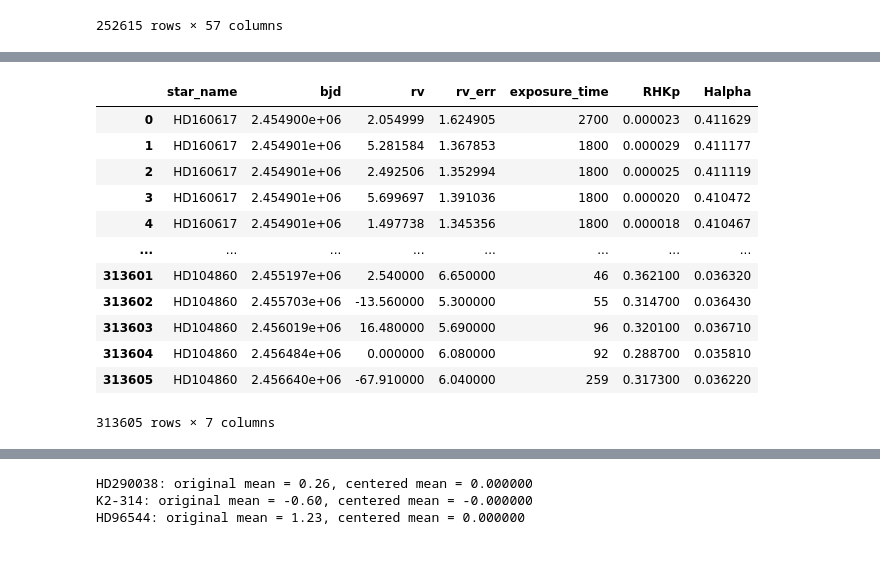
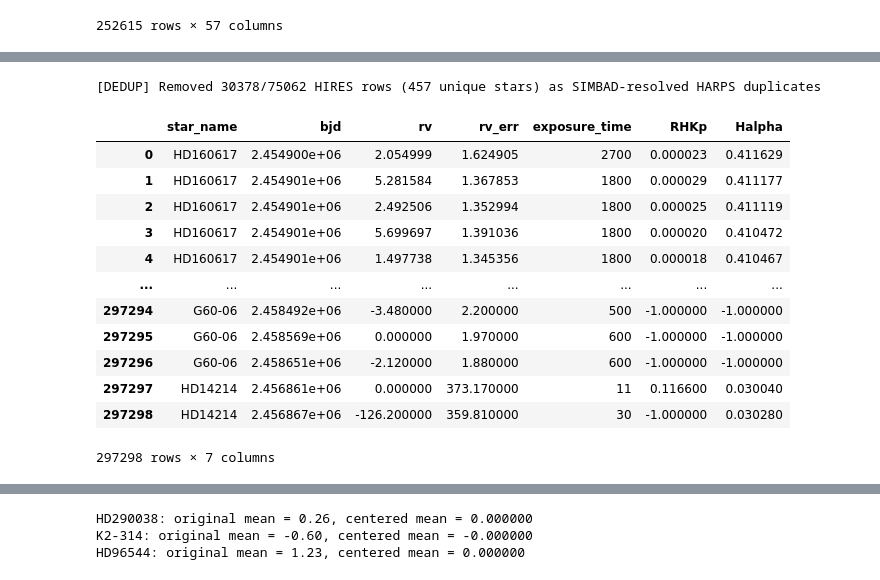
Before and after one commit to MaanavN/ML-Exoplanet-Detection-Research, a Jupyter notebook: data_prep.ipynb, the cells around one changed output, grey strips where cells are left out. Saved outputs shown, nothing was run; the diff lists cells and outputs as text; code cells hidden in the pictures.

Commit message:
feat: use SIMBAD alias resolution for HIRES/HARPS deduplicatio

```diff
--- a/data_prep.ipynb
+++ b/data_prep.ipynb
@@ -141,44 +237,58 @@ harps_stars[:10]
 # No instrument-specific columns — model will be instrument-agnostic
 
 shared_cols = ['star_name', 'bjd', 'RV_mlc_nzp', 'e_RV_mlc_nzp', 'EXPTIME', 'RHKp', 'Halpha']
 
 # HARPS subset
 observations = harps_df[shared_cols].copy()
 
-# Filter out HIRES stars already in HARPS dataset (avoid duplicates)
-cleaned_names = hires_df['star_name'].str.lower().str.replace(' ', '', regex=False)
-harps_stars_set = set(harps_stars)
-mask = ~cleaned_names.isin(harps_stars_set)
+# Filter out HIRES stars already in HARPS dataset using SIMBAD alias resolution
+# (e.g., HD 12345 in HARPS and HIP 67890 in HIRES for the same star will now match)
+_dup_cache = {}
+def _hires_is_duplicate(hires_name):
+    if hires_name not in _dup_cache:
+        info = resolved.get(hires_name)
+        candidates = {hires_name}
+        if info is not None:
+            candidates |= info['aliases']
+        _dup_cache[hires_name] = any(
+            norm(strip_simbad_prefix(c)) in harps_aliases_norm for c in candidates
+        )
+    return _dup_cache[hires_name]
 
-# HIRES subset (only stars not already in HARPS)
+mask = ~hires_df['star_name'].apply(_hires_is_duplicate)
+n_removed = (~mask).sum()
+print(f'[DEDUP] Removed {n_removed}/{len(hires_df)} HIRES rows ({hires_df.loc[~mask, "star_name"].nunique()} unique stars) as SIMBAD-resolved HARPS duplicates')
+
+# HIRES subset (only stars not already in HARPS via alias resolution)
 hires_subset = hires_df[mask].copy()
 
 # Combine both datasets
 observations = pd.concat([observations, hires_subset], ignore_index=True)
 
 # Drop rows missing essential measurements
 observations = observations.dropna()
 observations = observations.rename(columns = {
     'RV_mlc_nzp': 'rv',
     'e_RV_mlc_nzp': 'rv_err',
     'EXPTIME': 'exposure_time',
 })
 
 observations
 # %% [output]
+[DEDUP] Removed 30378/75062 HIRES rows (457 unique stars) as SIMBAD-resolved HARPS duplicates
 |  | star_name | bjd | rv | rv_err | exposure_time | RHKp | Halpha |
 | 0 | HD160617 | 2.454900e+06 | 2.054999 | 1.624905 | 2700 | 0.000023 | 0.411629 |
 | 1 | HD160617 | 2.454901e+06 | 5.281584 | 1.367853 | 1800 | 0.000029 | 0.411177 |
 | 2 | HD160617 | 2.454901e+06 | 2.492506 | 1.352994 | 1800 | 0.000025 | 0.411119 |
 | 3 | HD160617 | 2.454901e+06 | 5.699697 | 1.391036 | 1800 | 0.000020 | 0.410472 |
 | 4 | HD160617 | 2.454901e+06 | 1.497738 | 1.345356 | 1800 | 0.000018 | 0.410467 |
 | ... | ... | ... | ... | ... | ... | ... | ... |
-| 313601 | HD104860 | 2.455197e+06 | 2.540000 | 6.650000 | 46 | 0.362100 | 0.036320 |
-| 313602 | HD104860 | 2.455703e+06 | -13.560000 | 5.300000 | 55 | 0.314700 | 0.036430 |
-| 313603 | HD104860 | 2.456019e+06 | 16.480000 | 5.690000 | 96 | 0.320100 | 0.036710 |
-| 313604 | HD104860 | 2.456484e+06 | 0.000000 | 6.080000 | 92 | 0.288700 | 0.035810 |
-| 313605 | HD104860 | 2.456640e+06 | -67.910000 | 6.040000 | 259 | 0.317300 | 0.036220 |
+| 297294 | G60-06 | 2.458492e+06 | -3.480000 | 2.200000 | 500 | -1.000000 | -1.000000 |
+| 297295 | G60-06 | 2.458569e+06 | 0.000000 | 1.970000 | 600 | -1.000000 | -1.000000 |
+| 297296 | G60-06 | 2.458651e+06 | -2.120000 | 1.880000 | 600 | -1.000000 | -1.000000 |
+| 297297 | HD14214 | 2.456861e+06 | 0.000000 | 373.170000 | 11 | 0.116600 | 0.030040 |
+| 297298 | HD14214 | 2.456867e+06 | -126.200000 | 359.810000 | 30 | -1.000000 | 0.030280 |
-313605 rows × 7 columns
+297298 rows × 7 columns
 # %%
 for column in observations.columns:
     observations = observations[observations[column] != -9999999.0] # Equivalent to NaN
```
Also changed, not shown: parts of 7 cells of this notebook.
